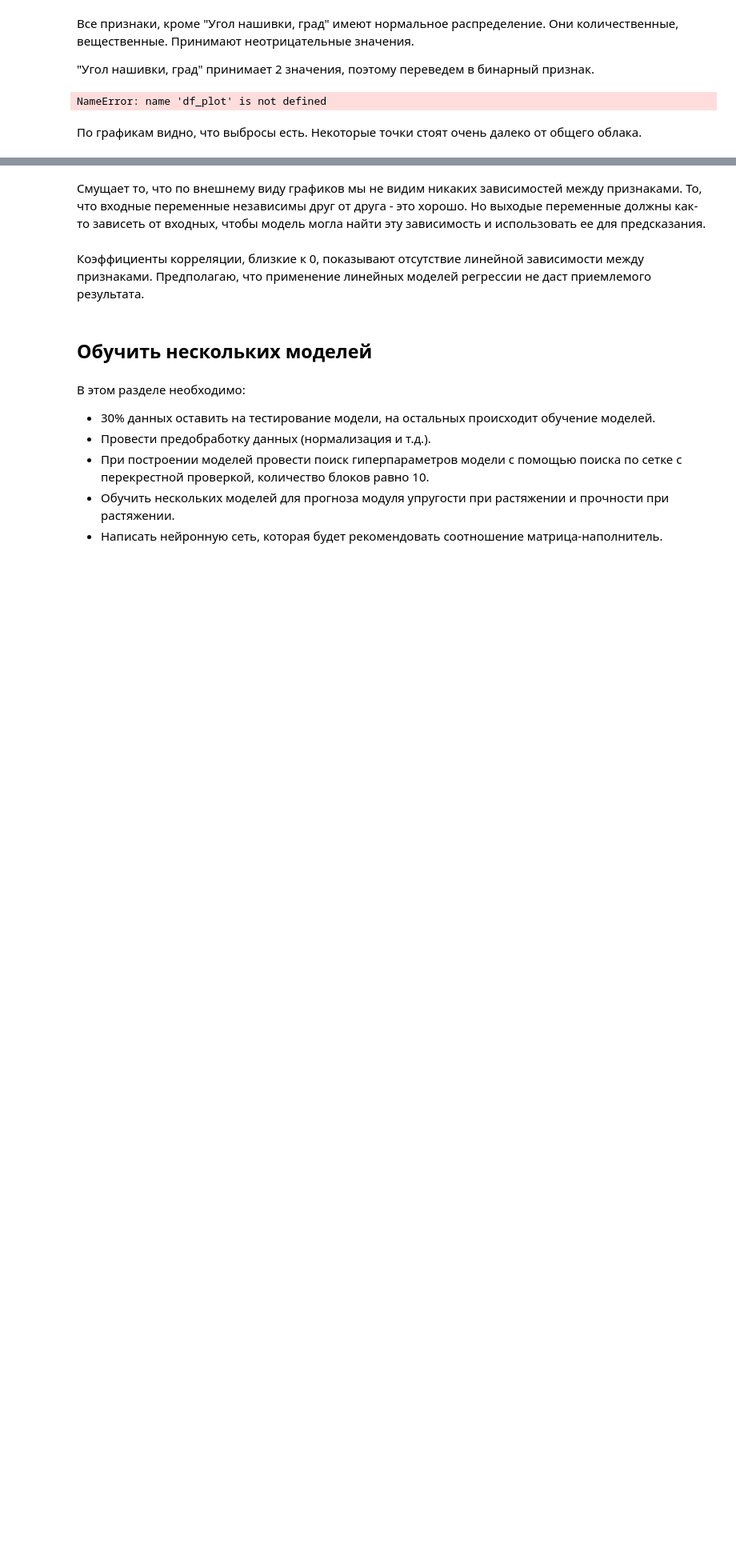
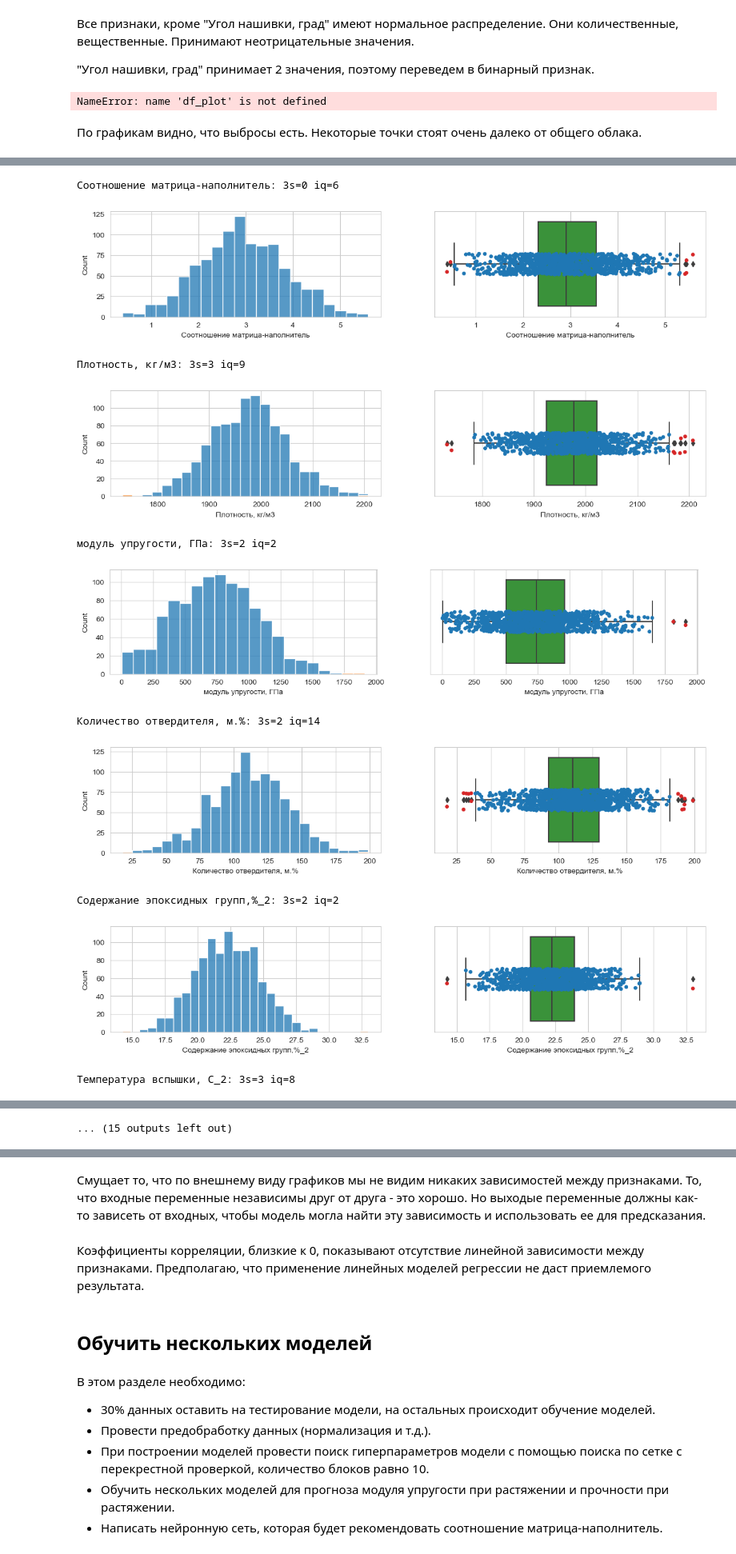
Before and after one commit to ramilrinatovich/diplom, a Jupyter notebook: notebooks/research.ipynb, the cells around one changed output, grey strips where cells are left out. Shown at 80% size. Cells and saved outputs as stored; diff of their text form; code cells hidden in the pictures; blank space fills up the shorter version.

```diff
--- a/notebooks/research.ipynb
+++ b/notebooks/research.ipynb
@@ -271,28 +271,40 @@ NameError: name 'df_plot' is not defined
 # %%
 count_3s = 0
 count_iq = 0
 for column in df:
     d = df.loc[:, [column]]
     # методом 3-х сигм
     zscore = (df[column] - df[column].mean()) / df[column].std()
     d['3s'] = zscore.abs() > 3
     count_3s += d['3s'].sum()
     # методом межквартильных расстояний
     q1 = np.quantile(df[column], 0.25)
     q3 = np.quantile(df[column], 0.75)
     iqr = q3 - q1
     lower = q1 - 1.5 * iqr
     upper = q3 + 1.5 * iqr
     d['iq'] = (df[column] <= lower) | (df[column] >= upper)
     count_iq += d['iq'].sum()
     # визуализация выбросов
     print('{}: 3s={} iq={}'.format(column, d['3s'].sum(), d['iq'].sum()))
-    fig, axes = plt.subplots(1, 2, figsize=(12, 2.5))
+    fig, axes = plt.subplots(1, 2, figsize=(14, 2.5))
     sns.histplot(data=d, x=column, hue='3s', multiple='stack', legend=False, ax=axes[0])
-    sns.boxplot(data=d, x=column, color='tab:gray', ax=axes[1])
+    sns.boxplot(data=d, x=column, color='tab:green', ax=axes[1])
     sns.stripplot(data=d[d['iq']==False], x=column, ax=axes[1])
-    sns.stripplot(data=d[d['iq']==True], x=column, color='tab:orange', ax=axes[1])
+    sns.stripplot(data=d[d['iq']==True], x=column, color='tab:red', ax=axes[1])
     plt.show()
 
 print('Метод 3-х сигм, выбросов:', count_3s)
 print('Метод межквартильных расстояний, выбросов:', count_iq)
+# %% [output]
+Соотношение матрица-наполнитель: 3s=0 iq=6
+[figure, added]
+Плотность, кг/м3: 3s=3 iq=9
+[figure, added]
+модуль упругости, ГПа: 3s=2 iq=2
+[figure, added]
+Количество отвердителя, м.%: 3s=2 iq=14
+[figure, added]
+Содержание эпоксидных групп,%_2: 3s=2 iq=2
+[figure, added]
+Температура вспышки, С_2: 3s=3 iq=8
@@ -299,3 +312,4 @@ print('Метод межквартильных расстояний, выбро
+... (15 outputs left out)
 # %% [markdown]
 Вот что получилось:
 * Метод 3-х сигм, выбросов по всем переменным: 24
```
Also changed, not shown: parts of 4 cells of this notebook, 1 other file.
